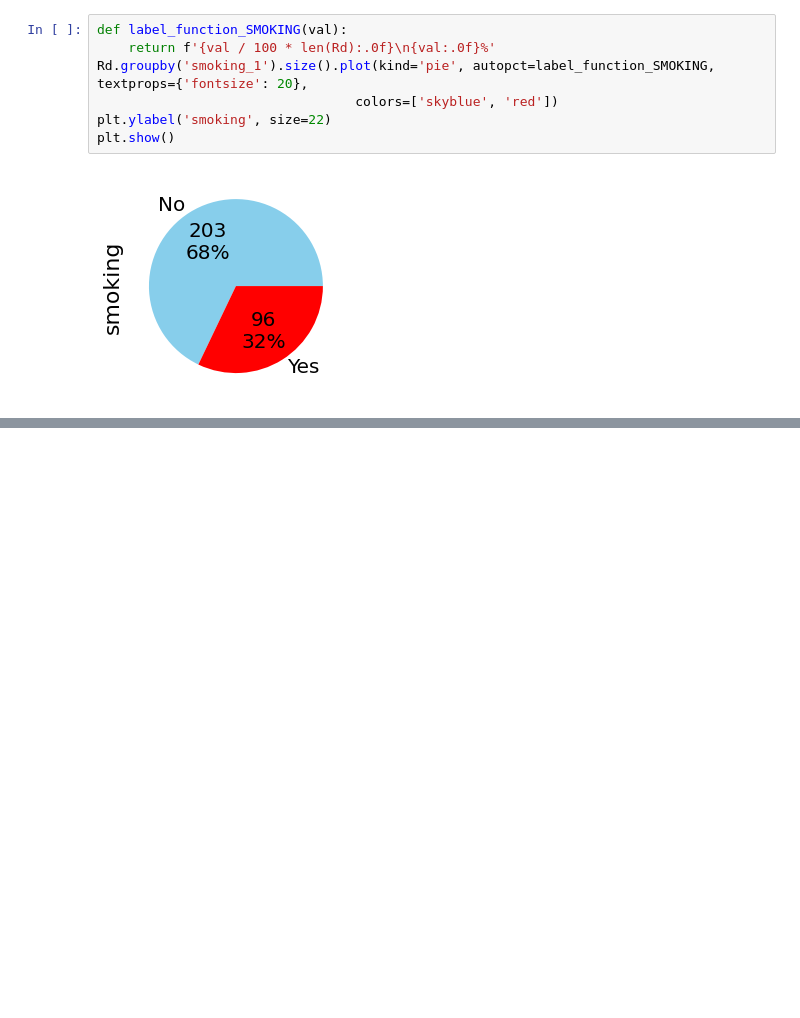
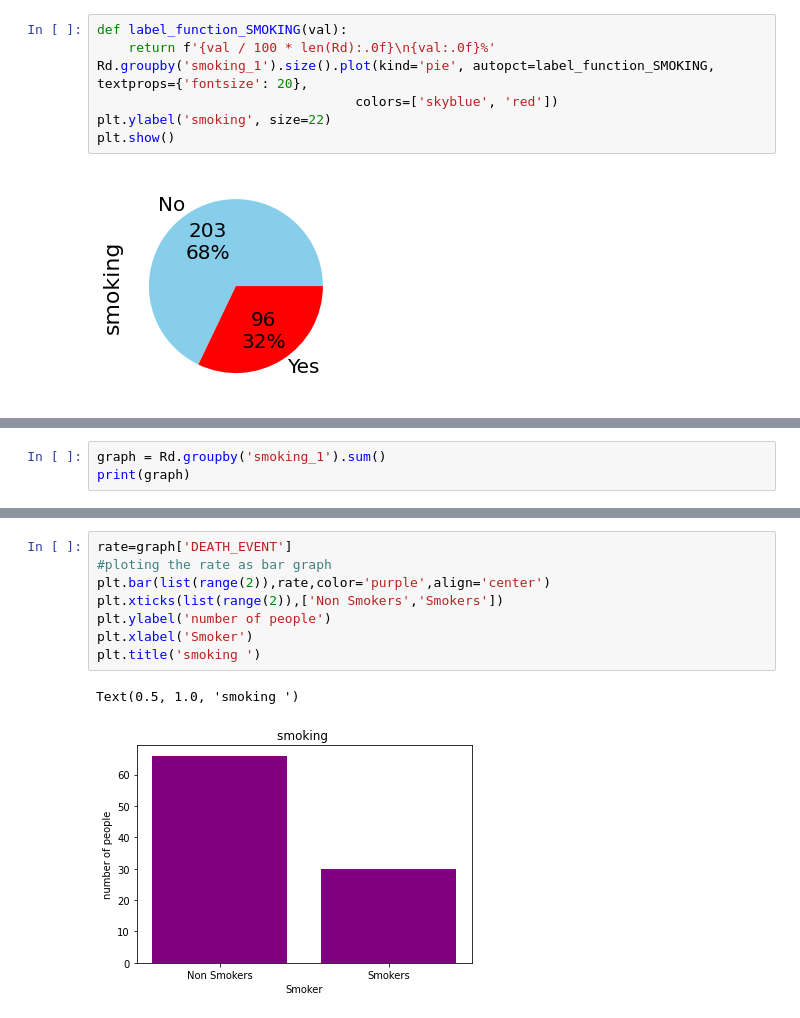
Before and after one commit to shantanu779/data_science, a Jupyter notebook: assignment2.ipynb, the cells around one changed output, grey strips where cells are left out. Drawn from its saved outputs; the diff is of its cells as text; blank space fills up the shorter version.

```diff
--- a/assignment2.ipynb
+++ b/assignment2.ipynb
@@ -285,0 +391,3 @@ plt.show()
+# %%
+graph = Rd.groupby('smoking_1').sum()
+print(graph)
@@ -285,0 +414,11 @@ plt.show()
+# %%
+rate=graph['DEATH_EVENT']
+#ploting the rate as bar graph
+plt.bar(list(range(2)),rate,color='purple',align='center')
+plt.xticks(list(range(2)),['Non Smokers','Smokers'])
+plt.ylabel('number of people')
+plt.xlabel('Smoker')
+plt.title('smoking ')
+# %% [output]
+Text(0.5, 1.0, 'smoking ')
+[figure, added]
```
Also changed, not shown: parts of 10 cells of this notebook, 1 other file.
